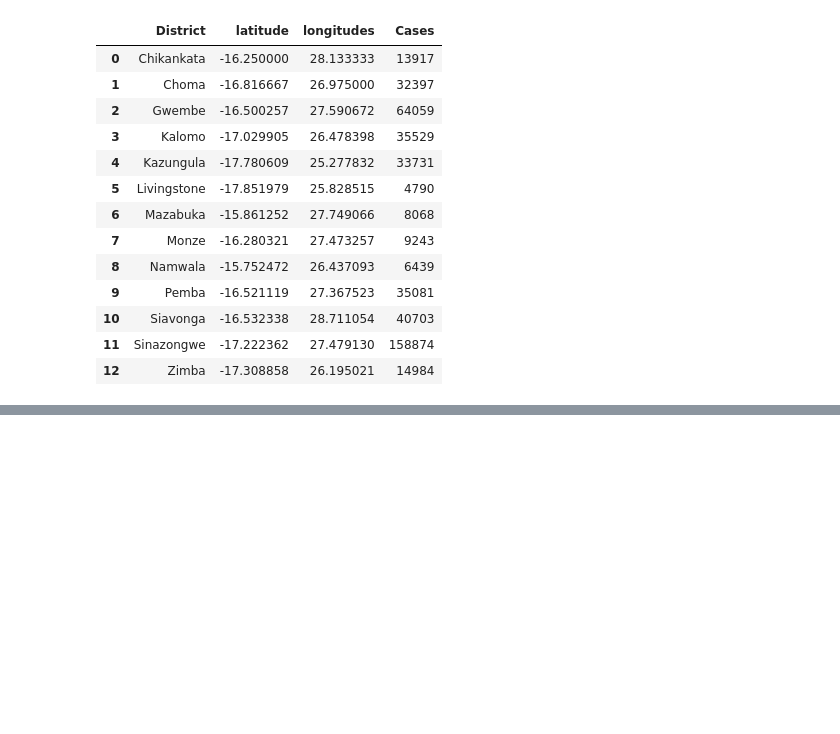
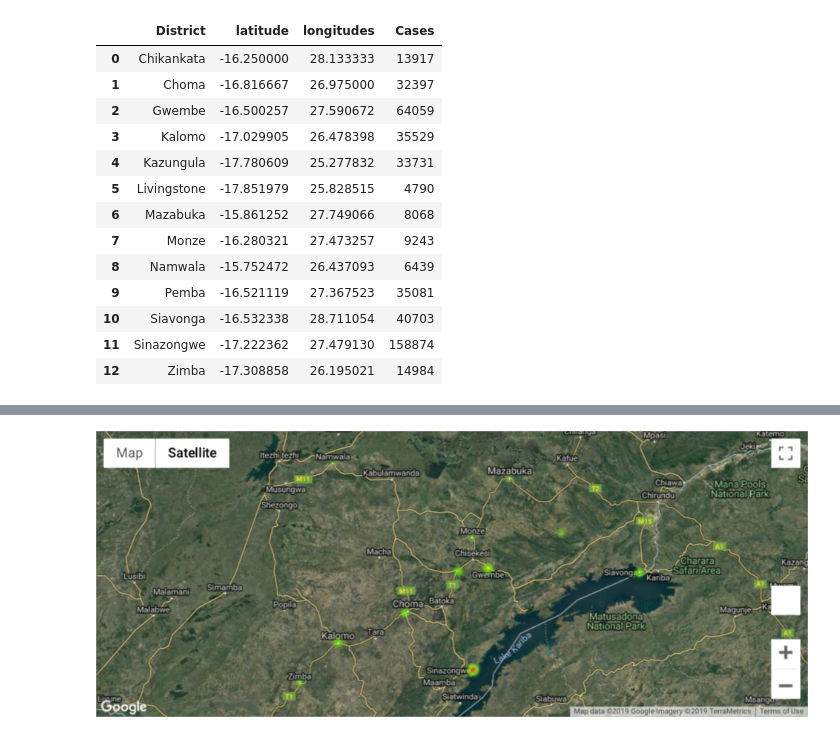
Before and after one commit to MandoKapeso/Malaria-data-exploration-project, a Jupyter notebook: Zambia Malaria Exploration.ipynb, the cells around one changed output, grey strips where cells are left out. Saved outputs shown, nothing was run; the diff lists cells and outputs as text; code cells hidden in the pictures; blank space fills up the shorter version.

Commit message:
Change plot to scatterplot

```diff
--- a/Zambia Malaria Exploration.ipynb
+++ b/Zambia Malaria Exploration.ipynb
@@ -211,3 +210,7 @@ fig.add_layer(gmaps.heatmap_layer(locations,weights=weights))
 fig
 # %% [output]
 [interactive output not drawn]
+# %%
+Image(filename='map.png')
+# %% [output]
+[figure, added]
```
Also changed, not shown: parts of 2 cells of this notebook, 1 other file.
